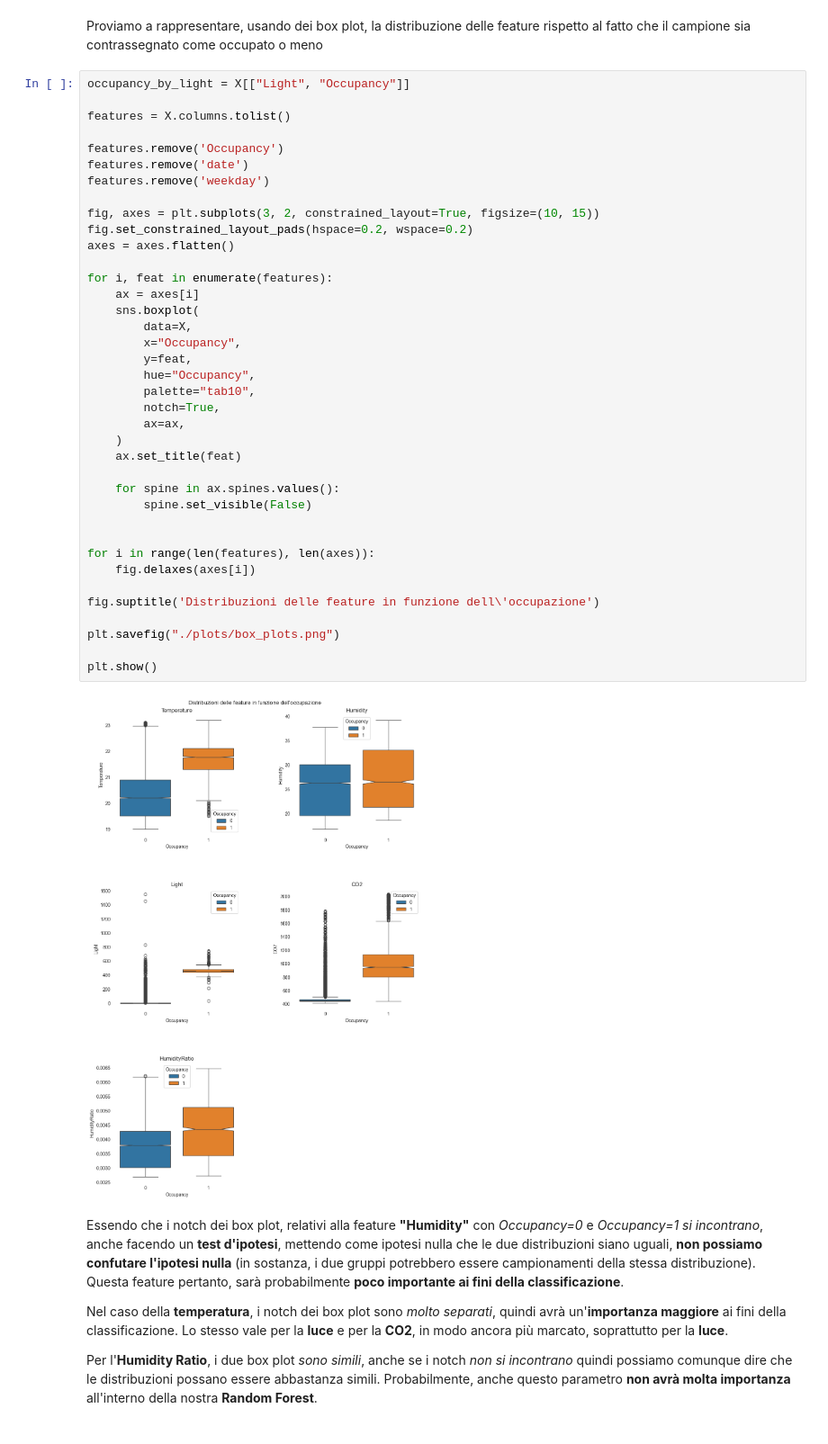
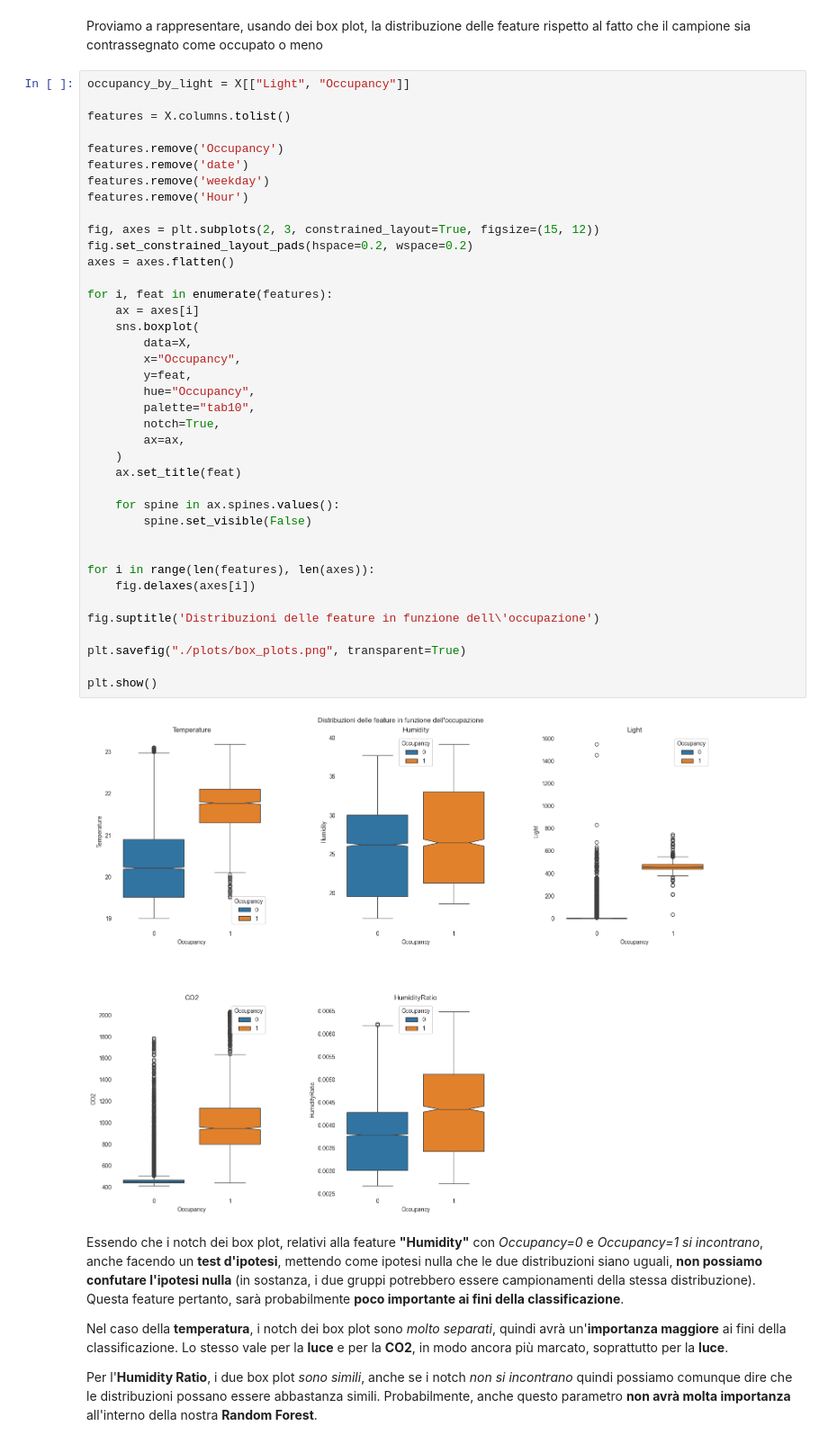
Before and after one commit to gabrielee20/roomoccupation, a Jupyter notebook: visualization.ipynb, the cells around one changed output. Shown at 90% size. Cells and saved outputs as stored; diff of their text form.

```diff
--- a/visualization.ipynb
+++ b/visualization.ipynb
@@ -193,38 +193,39 @@ features = X.columns.tolist()
 features.remove('Occupancy')
 features.remove('date')
 features.remove('weekday')
+features.remove('Hour')
 
-fig, axes = plt.subplots(3, 2, constrained_layout=True, figsize=(10, 15))
+fig, axes = plt.subplots(2, 3, constrained_layout=True, figsize=(15, 12))
 fig.set_constrained_layout_pads(hspace=0.2, wspace=0.2)
 axes = axes.flatten()
 
 for i, feat in enumerate(features):
     ax = axes[i]
     sns.boxplot(
         data=X,
         x="Occupancy",
         y=feat,
         hue="Occupancy",
         palette="tab10",
         notch=True,
         ax=ax,
     )
     ax.set_title(feat)
 
     for spine in ax.spines.values():
         spine.set_visible(False)
 
 
 for i in range(len(features), len(axes)):
     fig.delaxes(axes[i])
 
 fig.suptitle('Distribuzioni delle feature in funzione dell\'occupazione')
 
-plt.savefig("./plots/box_plots.png")
+plt.savefig("./plots/box_plots.png", transparent=True)
 
 plt.show()
 # %% [output]
-[figure, old version]
+[figure, new version]
 # %% [markdown]
 Essendo che i notch dei box plot, relativi alla feature **"Humidity"** con *Occupancy=0* e *Occupancy=1* _si incontrano_, anche facendo un **test d'ipotesi**, mettendo come ipotesi nulla che le due distribuzioni siano uguali, **non possiamo confutare l'ipotesi nulla** (in sostanza, i due gruppi potrebbero essere campionamenti della stessa distribuzione).
 Questa feature pertanto, sarà probabilmente **poco importante ai fini della classificazione**.
```
Also changed, not shown: parts of 3 cells of this notebook, 2 other files.
